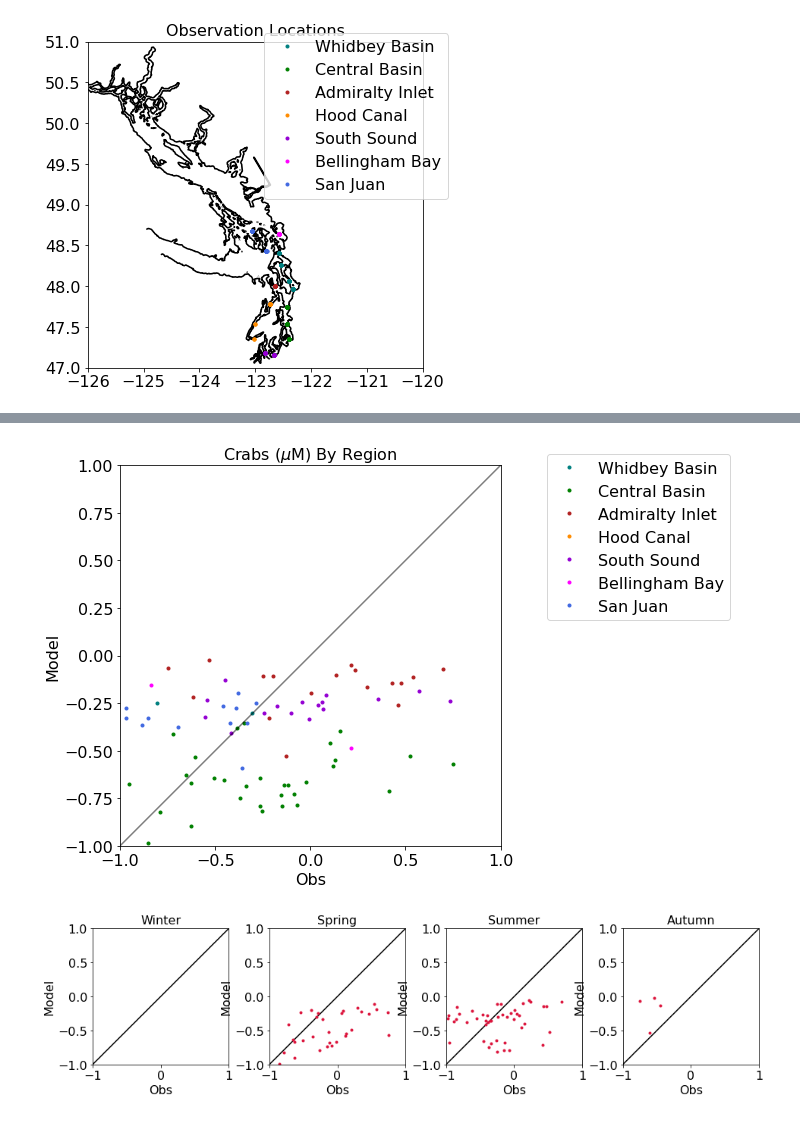
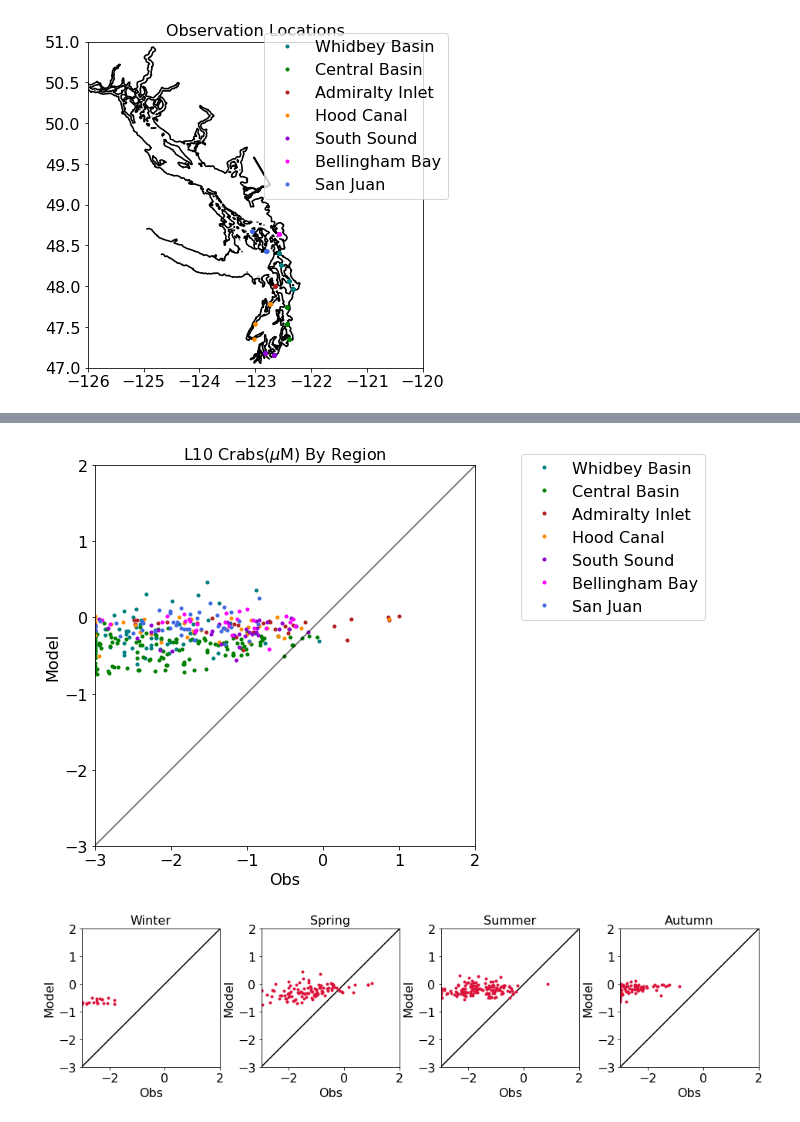
Before and after one commit to SalishSeaCast/analysis-karyn, a Jupyter notebook: notebooks/plotExamples/PugetSoundZoop.ipynb, the cells around one changed output, grey strips where cells are left out. Cells and saved outputs as stored; diff of their text form; code cells hidden in the pictures.

```diff
--- a/notebooks/plotExamples/PugetSoundZoop.ipynb
+++ b/notebooks/plotExamples/PugetSoundZoop.ipynb
@@ -247,5 +290,5 @@ def getbiomass(colname,key,origdf):
 
     return biomass
 # %%
-for icol in colList:
-    biomassDF[icol]=[getbiomass(icol,ikey,df) for ikey in biomassDF['Key']]
+for icol in colListMid:
+    biomassDF[icol]=[getbiomass(icol,ikey,df,'Mid-Level Group') for ikey in biomassDF['Key']]
@@ -348,3 +419,12 @@ biomassDF['Larvacea']=biomassDF['Larvacea']/8.5
+# %%
+#CN conversions for mid-level groups
+biomassDF['Amphipods']=(biomassDF['Amphipoda-Hyperiidea']+biomassDF['Amphipoda-Cyphocarididae']+biomassDF['Amphipoda-Calliopiidae']+biomassDF['Amphipoda-Gammaridae']+biomassDF['Amphipoda']+biomassDF['Amphipoda-Corophiidae']+biomassDF['Amphipoda-Caprellidae'])/8.5
+biomassDF['Crabs']=(biomassDF['Decapoda-Brachyura-Cancridae']+biomassDF['Decapoda-Brachyura-Pinnotheridae']+biomassDF['Decapoda-Anomura-Paguridae']+biomassDF['Decapoda-Brachyura-Grapsoidea']+biomassDF['Decapoda-Anomura-Galatheoidea']+biomassDF['Decapoda-Brachyura-Majoidea']+biomassDF['Decapoda-Brachyura-Xanthoidea']+biomassDF['Decapoda-Anomura-Lithoidea']+biomassDF['Decapoda-Brachyura']+biomassDF['Decapoda-Brachyura-cheiragonidae']+biomassDF['Decapoda-Anomura-Porcellanidae']+biomassDF['Decapoda-Anomura'])/8.5
+biomassDF['Euphausiids']=(biomassDF['Euphausiidae']+biomassDF['Euphausiidae-EUPHAUSIA-Nauplii']+biomassDF['Euphausiidae-Nauplii']+biomassDF['Euphausiidae-THYSANOESSA-Nauplii']+biomassDF['Euphausiidae-EUPHAUSIA-Adult']+biomassDF['Euphausiidae-THYSANOESSA-Adult']+biomassDF['Euphausiidae-NEMATOSCELIS-Adult']+biomassDF['Euphausiidae-EUPHAUSIA-Calyptopes']+biomassDF['Euphausiidae-THYSANOESSA-Calyptopes']+biomassDF['Euphausiidae-Calyptopes']+biomassDF['Euphausiidae-EUPHAUSIA-Furcillia']+biomassDF['Euphausiidae-THYSANOESSA-Furcillia']+biomassDF['Euphausiidae-Furcillia'])/8.5
+biomassDF['Calanoids']=biomassDF['Copepoda-Calanoida']/8.5
+biomassDF['Gastropods']=biomassDF['Gastropoda']/8.5
+biomassDF['Larvaceans']=biomassDF['Chordata-Larvacea']/8.5
+biomassDF['EuphausiidsJuv']=(biomassDF['Euphausiidae-EUPHAUSIA-Calyptopes']+biomassDF['Euphausiidae-THYSANOESSA-Calyptopes']+biomassDF['Euphausiidae-Calyptopes']+biomassDF['Euphausiidae-EUPHAUSIA-Furcillia']+biomassDF['Euphausiidae-THYSANOESSA-Furcillia']+biomassDF['Euphausiidae-Furcillia'])/8.5
 # %%
 biomassDF
 # %% [output]
@@ -372,3 +463,3 @@ Index(['Key', 'Station', 'Site Name', 'Basin', 'Sub Basin', 'Lat', 'Lon',
       dtype='object')
 # %%
-data=et.matchData(biomassDF,filemap,fdict,start_date,end_date,'nowcast',PATH,1,quiet=False);
+data=et.matchData(biomassDF,filemap,fdict,start_date,end_date,'nowcast',PATH,1,quiet=False,method='vertNet');
@@ -400,12 +519,12 @@ Index(['Key', 'Station', 'Site Name', 'Basin', 'Sub Basin', 'Lat', 'Lon',
       dtype='object')
 # %%
-data['L10Amphipoda']=logt(data['Amphipoda'])
+##L10 for mid-level groups
+data['L10Amphipods']=logt(data['Amphipoda'])
+data['L10Euphausiids']=logt(data['Euphausiids'])
 data['L10Crabs']=logt(data['Crabs'])
-data['L10Krill-Adult Juvenile']=logt(data['Krill-Adult Juvenile'])
-data['L10Kriss-Calyptopis']=logt(data['Kriss-Calyptopis'])
-data['L10Krill-Furcilia']=logt(data['Krill-Furcilia'])
-data['L10Copepod']=logt(data['Copepod'])
-data['L10Larvacea']=logt(data['Larvacea'])
-data['L10Crabs']=logt(data['Crabs'])
+data['L10Calanoids']=logt(data['Calanoids'])
+data['L10Gastropods']=logt(data['Gastropods'])
+data['L10Larvaceans']=logt(data['Larvaceans'])
+data['L10EuphausiidsJuv']=logt(data['EuphausiidsJuv'])
 data['L10mod_microzooplankton']=logt(data['mod_microzooplankton'])
 data['L10mod_mesozooplankton']=logt(data['mod_mesozooplankton'])
@@ -492,13 +647,13 @@ def bySeason(ax,obsvar,modvar,lims):
 # %%
 fig, ax = plt.subplots(1,1,figsize = (16,7))
-PS,l=byRegion(ax,'L10Crabs','L10mod_mesozooplankton',(-1,1))
-ax.set_title('Crabs ($\mu$M) By Region')
+PS,l=byRegion(ax,'L10Crabs','L10mod_mesozooplankton',(-3,2))
+ax.set_title('L10 Crabs($\mu$M) By Region')
 ax.legend(bbox_to_anchor=(1.1, 1.05))
 
 fig, ax = plt.subplots(1,4,figsize = (16,3.3))
-bySeason(ax,'L10Crabs','L10mod_mesozooplankton',(-1,1))
+bySeason(ax,'L10Crabs','L10mod_mesozooplankton',(-3,2))
 # %% [output]
-[figure, old version]
+[figure, new version]
-[figure, old version]
+[figure, new version]
 # %%
 fig, ax = plt.subplots(1,1,figsize = (16,7))
```
Also changed, not shown: parts of 36 cells of this notebook.
